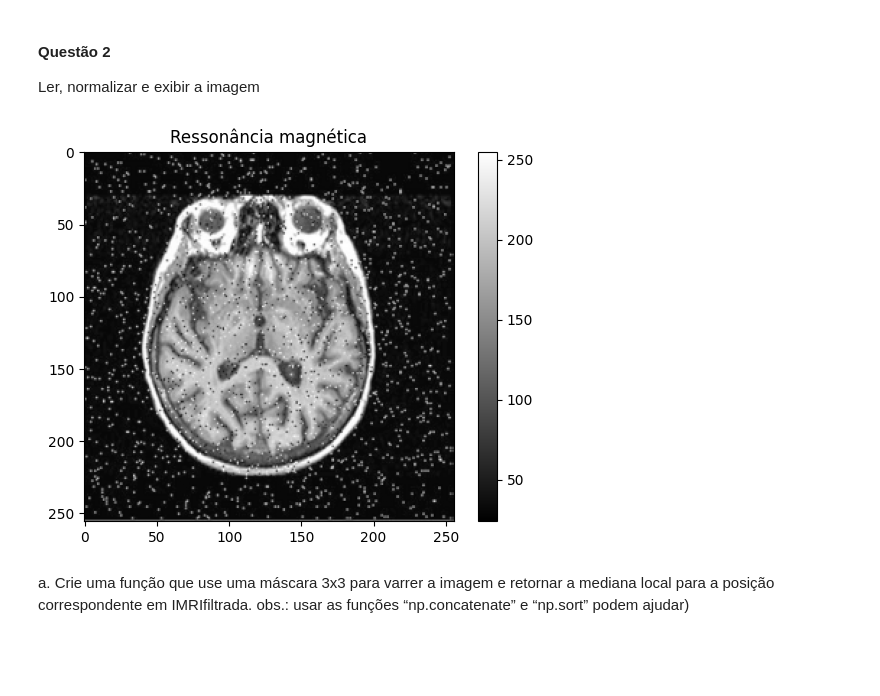
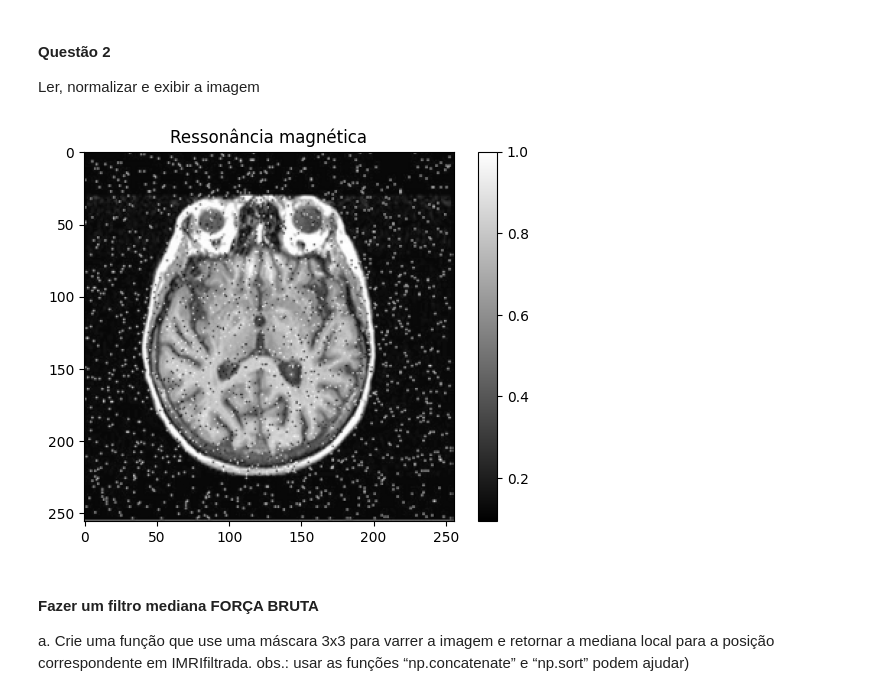
Before and after one commit to sarahbasaglia/imagens_biomedicas, a Jupyter notebook: aula4_mascaras_filtragem/aula4.ipynb, the cells around one changed output. Drawn from its saved outputs; the diff is of its cells as text; code cells hidden in the pictures; blank space fills up the shorter version.

Commit message:
Finalizando aula 4

```diff
--- a/aula4_mascaras_filtragem/aula4.ipynb
+++ b/aula4_mascaras_filtragem/aula4.ipynb
@@ -22,17 +23,17 @@ Mediana:  10
 #### Questão 2
 Ler, normalizar e exibir a imagem
 # %%
-LMRI = cv2.imread(r"C:\Unifesp\4_termo\imagens_biomedicas\aula4_mascaras_filtragem\TransversalMRI_salt-and-pepper.pgm",0)
+image_res = cv2.imread(r"C:\Unifesp\imagens_biomedicas\aula4_mascaras_filtragem\TransversalMRI_salt-and-pepper.pgm",0)
 #normalizando
-IMRI_n = skimage.img_as_float(LMRI)
+image_norm = skimage.img_as_float(image_res)
 #Exibindo a imagem:
 #Exibir a imagem (mamogarfia)
 plot.figure(0)
-plot.imshow(LMRI,cmap = 'gray')
+plot.imshow(image_norm,cmap = 'gray')
 plot.title('Ressonância magnética')
 plot.colorbar()
 plot.show()
 # %% [output]
-[figure, old version]
+[figure, new version]
 # %%
 #Pegando o tamanho da matriz
@@ -42,5 +43,6 @@ plot.show()
 matriz_zeros = np.zeros((M,N), float)
 # %% [markdown]
+#### Fazer um filtro mediana **FORÇA BRUTA**
 a. Crie uma função que use uma máscara 3x3 para varrer a imagem e
 retornar a mediana local para a posição correspondente em
 IMRIfiltrada. obs.: usar as funções “np.concatenate” e “np.sort” podem ajudar)
```
Also changed, not shown: parts of 20 cells of this notebook, 2 other files.
